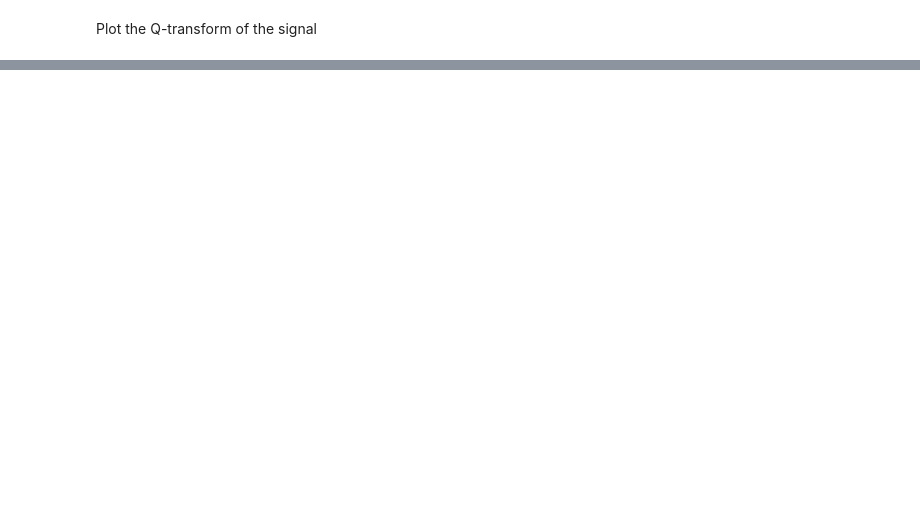
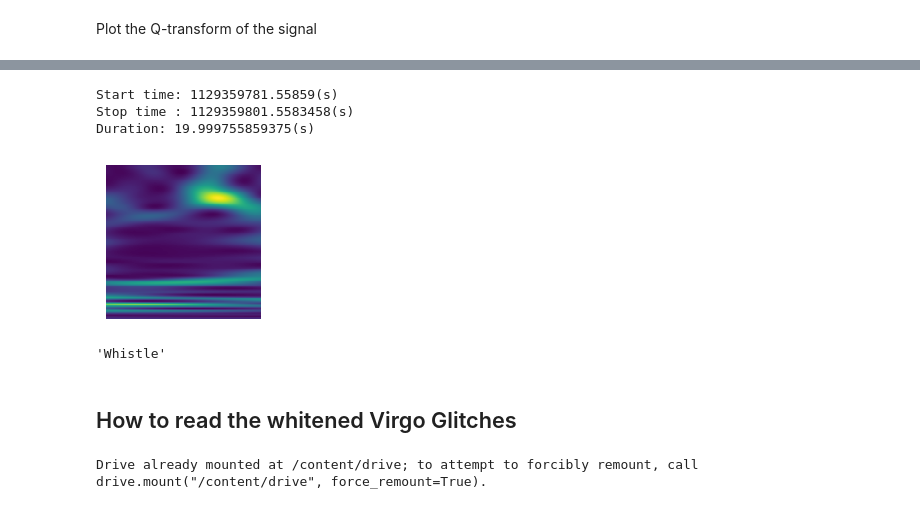
Before and after one commit to FrancescoSarandrea/Audio_GW, a Jupyter notebook: Read_Whitened_GW.ipynb, the cells around one changed output, grey strips where cells are left out. Drawn from its saved outputs; the diff is of its cells as text; code cells hidden in the pictures; blank space fills up the shorter version.

```diff
--- a/Read_Whitened_GW.ipynb
+++ b/Read_Whitened_GW.ipynb
@@ -139,0 +260,4 @@ No_Glitch
+# %%
+#read the dataframe
+df=pd.read_csv('trainingset_v1d1_metadata.csv')
+df
@@ -139,0 +278,42 @@ No_Glitch
+# %%
+fs=4096
+dt=1.0 /fs
+NFFT = int(4*fs)
+gps=df['event_time'][1]
+#gps_end=gps_start+df['duration'][1]
+dataset = TimeSeries.fetch_open_data(df['ifo'][1], gps-10, gps+10)
+#dataset=fout[type_of_glitch]
+t = TimeSeries(dataset[()])
+t_delta=0.1
+# get signal time interval
+t_start=gps
+t.t0 = t_start
+t.dt = dt
+t_stop=t.times[-1].value
+print('Start time: '+str(t_start)+'(s)')
+print('Stop time : '+str(t_stop)+'(s)')
+print('Duration: '+str(t_stop-t_start)+'(s)')
+print()
+
+# q-transform around center and below 100 Hz
+t_center=(t_stop-t_start)/2+t_start
+hq = t.q_transform(outseg=(t_center-t_delta,t_center+t_delta),frange=(10, 100))
+
+plot=qplot(hq,t_center,t_delta)
+plt.show()
+# %% [output]
+Start time: 1129359781.55859(s)
+Stop time : 1129359801.5583458(s)
+Duration: 19.999755859375(s)
+[figure, added]
+# %%
+df['label'][1]
+# %% [output]
+'Whistle'
+# %% [markdown]
+## How to read the whitened Virgo Glitches
+# %%
+from google.colab import drive
+drive.mount('/content/drive')
+# %% [output]
+Drive already mounted at /content/drive; to attempt to forcibly remount, call drive.mount("/content/drive", force_remount=True).
```
Also changed, not shown: parts of 23 cells of this notebook.
